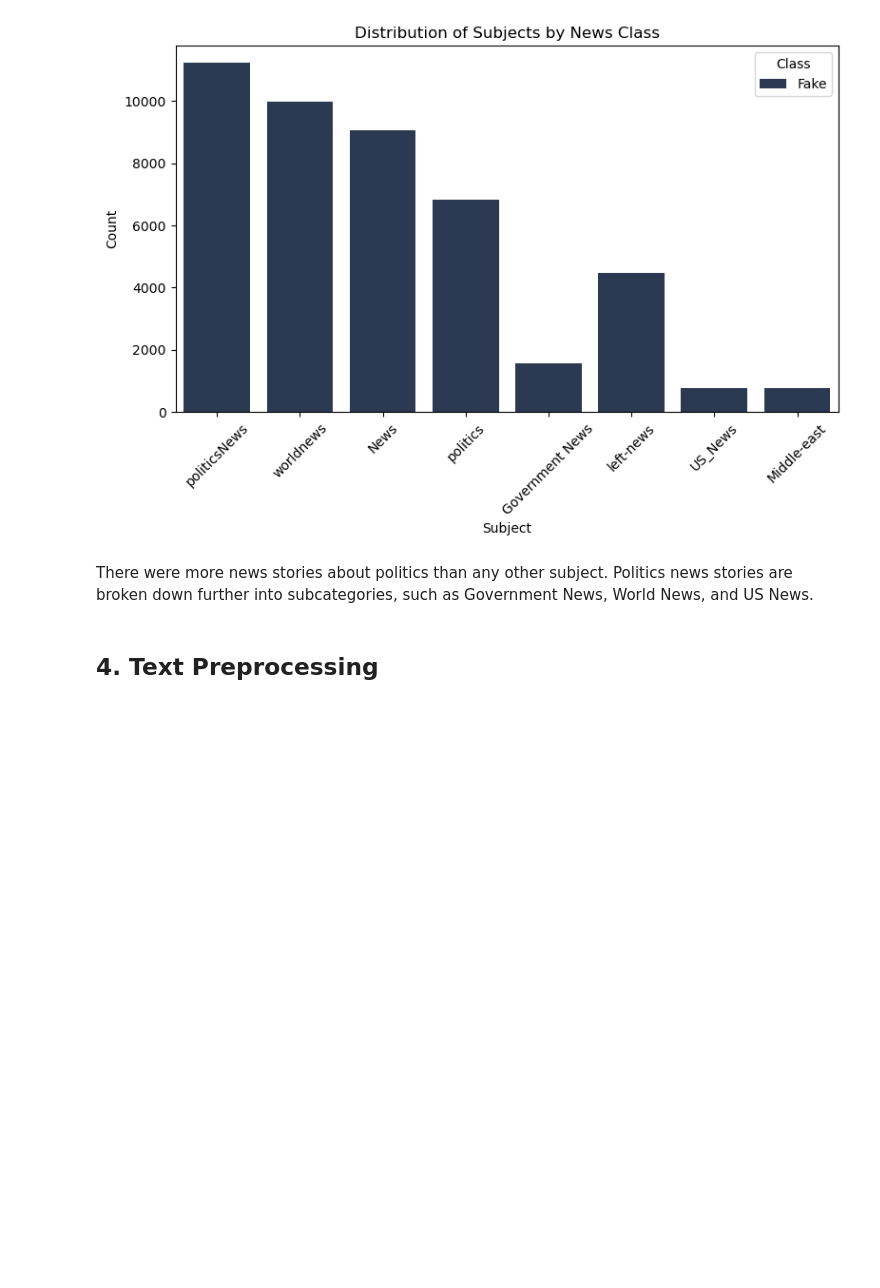
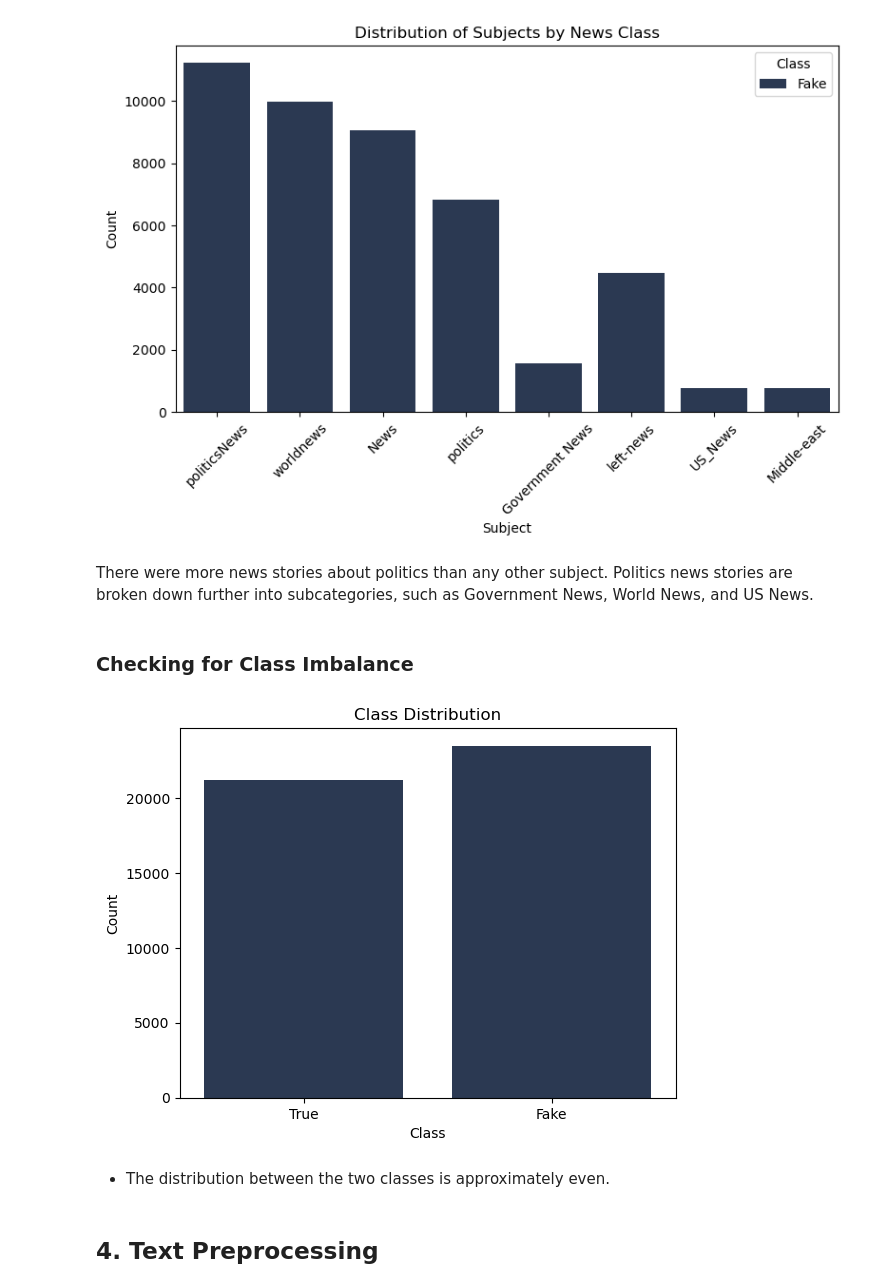
Before and after one commit to idatonui/Fake-News-Prediction, a Jupyter notebook: Fake News Prediction Notebook.ipynb, the cells around one changed output. Cells and saved outputs as stored; diff of their text form; code cells hidden in the pictures; blank space fills up the shorter version.

```diff
--- a/Fake News Prediction Notebook.ipynb
+++ b/Fake News Prediction Notebook.ipynb
@@ -375,6 +420,22 @@ plt.show()
 [figure]
 # %% [markdown]
 There were more news stories about politics than any other subject. Politics news stories are broken down further into subcategories, such as Government News, World News, and US News.
+# %% [markdown]
+###  Checking for Class Imbalance
+# %%
+# Check the count of each class
+class_distribution = combined_data['class'].value_counts()
+
+# Plot the distribution to visualize any imbalance
+sns.countplot(combined_data, x='class', color='#253758')
+plt.title('Class Distribution')
+plt.xlabel('Class')
+plt.ylabel('Count')
+plt.show()
+# %% [output]
+[figure, added]
+# %% [markdown]
+- The distribution between the two classes  is approximately even.
 # %% [markdown]
 ## 4. Text Preprocessing
 # %% [markdown]
```
Also changed, not shown: parts of 30 cells of this notebook, 1 other file.
